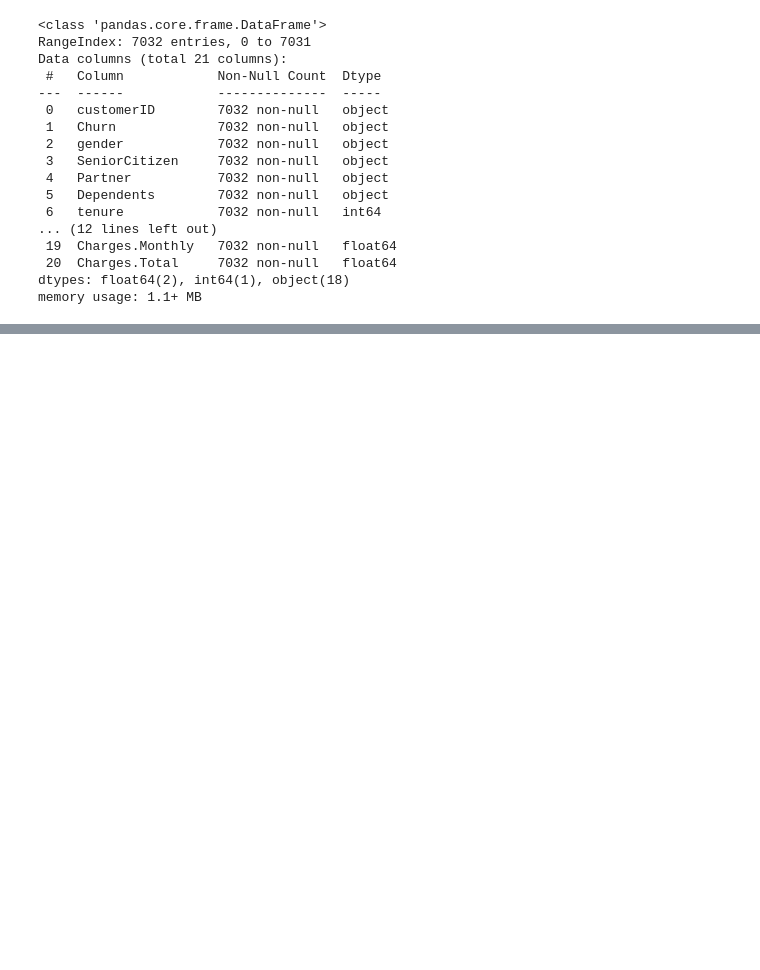
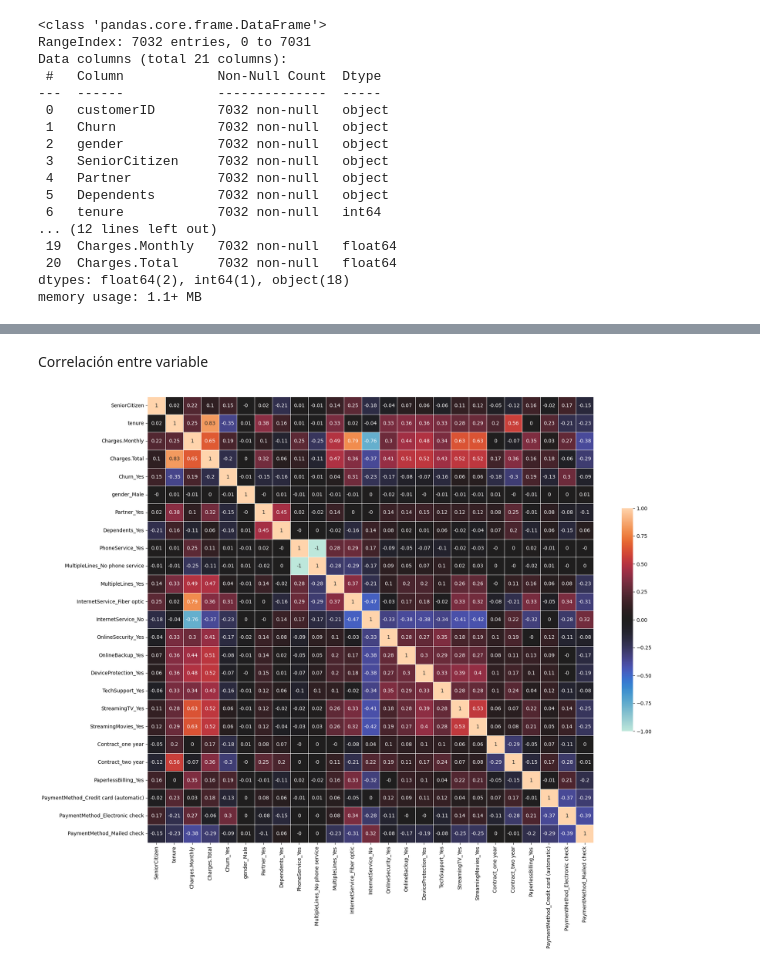
Before and after one commit to Malcuthrad/Challenge-TelecomX-Part-2, a Jupyter notebook: Telecom_X_Parte_2.ipynb, the cells around one changed output, grey strips where cells are left out. Saved outputs shown, nothing was run; the diff lists cells and outputs as text; code cells hidden in the pictures; blank space fills up the shorter version.

```diff
--- a/Telecom_X_Parte_2.ipynb
+++ b/Telecom_X_Parte_2.ipynb
@@ -33,0 +96,2 @@ memory usage: 1.1+ MB
+# %%
+datos = datos.drop(columns=['customerID'])
@@ -33,0 +107,4 @@ memory usage: 1.1+ MB
+# %%
+# Impresion de los valores únicos de cada columna del dataframe
+for col in datos.columns:
+  print(f'{col}: {datos[col].unique()}')
@@ -33,0 +129,29 @@ memory usage: 1.1+ MB
+# %%
+# Se agrupan columnas con valores no y no internet service para reducir la dimensionalidad y evita multicolinealidad.
+
+# para crear uno nuevo
+df_clean = datos.copy()
+
+# Agrupar "No internet service" como "No"
+cols_to_fix = [
+    'OnlineSecurity', 'OnlineBackup', 'DeviceProtection',
+    'TechSupport', 'StreamingTV', 'StreamingMovies'
+]
+
+for col in cols_to_fix:
+    df_clean[col] = df_clean[col].replace('No internet service', 'No')
+
+# One-hot encoding (sin dummy trap)
+categorical_cols = [
+       'Churn', 'gender', 'Partner', 'Dependents',
+       'PhoneService', 'MultipleLines', 'InternetService',
+       'OnlineSecurity', 'OnlineBackup',
+       'DeviceProtection', 'TechSupport',
+       'StreamingTV', 'StreamingMovies', 'Contract',
+       'PaperlessBilling', 'PaymentMethod'
+]
+
+df_encoded = pd.get_dummies(df_clean, columns=categorical_cols, drop_first=True)
+
+
+df_encoded
@@ -33,0 +215,11 @@ memory usage: 1.1+ MB
+# %% [markdown]
+Correlación entre variable
+# %%
+corr = df_encoded.corr()
+# %%
+fig, ax = plt.subplots(figsize=(20,16))
+ax = sns.heatmap(np.round(corr, 2), vmax=1, vmin=-1, center=0,
+            square=True, linewidths=.5, annot=True, cbar_kws={"shrink": .5})
+plt.show()
+# %% [output]
+[figure, added]
```
Also changed, not shown: parts of 49 cells of this notebook.
